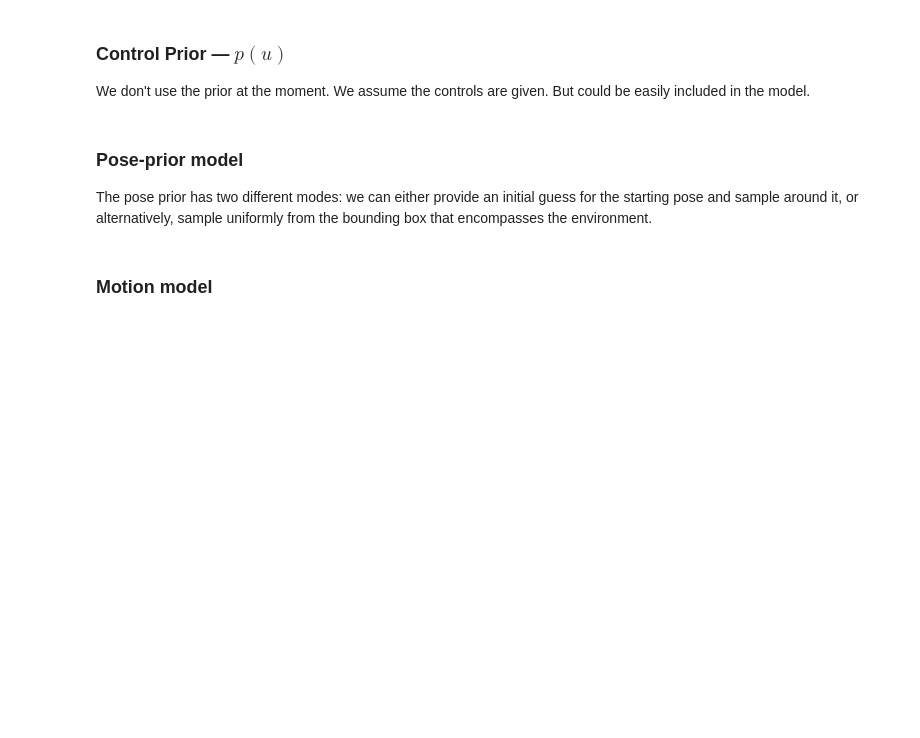
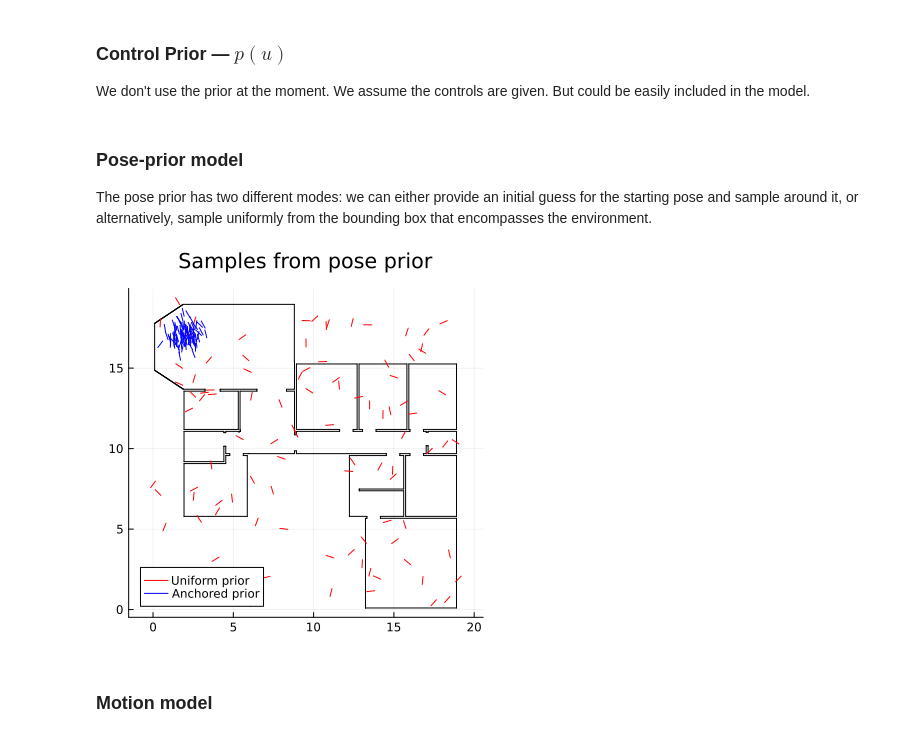
Before and after one commit to mirkoklukas/probabilistic-slam-in-gen, a Jupyter notebook: notebooks/v2/51 - Localization Tutorial - Part 1.ipynb, the cells around one changed output. Saved outputs shown, nothing was run; the diff lists cells and outputs as text; code cells hidden in the pictures; blank space fills up the shorter version.

```diff
--- a/notebooks/v2/51 - Localization Tutorial - Part 1.ipynb
+++ b/notebooks/v2/51 - Localization Tutorial - Part 1.ipynb
@@ -356,14 +364,16 @@ Model depends on global variable `_bb`.
     return Pose(x, hd)
 end;
 # %%
-ps = [pose_prior_model(nothing) for t=1:100]
+ps = [pose_prior_model(_bb) for t=1:100]
 qs = [pose_prior_model(_ps[1], .5, 15/360*2π) for t=1:100]
 
 # ----------------------
 plot(size=(400,400), aspect_ratio=:equal, title="Samples from pose prior")
 plot!(_segs, c=:black)
 plot!(ps, c=:red,  label="Uniform prior")
 plot!(qs, c=:blue, label="Anchored prior")
+# %% [output]
+[figure, added]
 # %% [markdown]
 ### Motion model
 # %%
```
Also changed, not shown: parts of 20 cells of this notebook, 2 other files.
